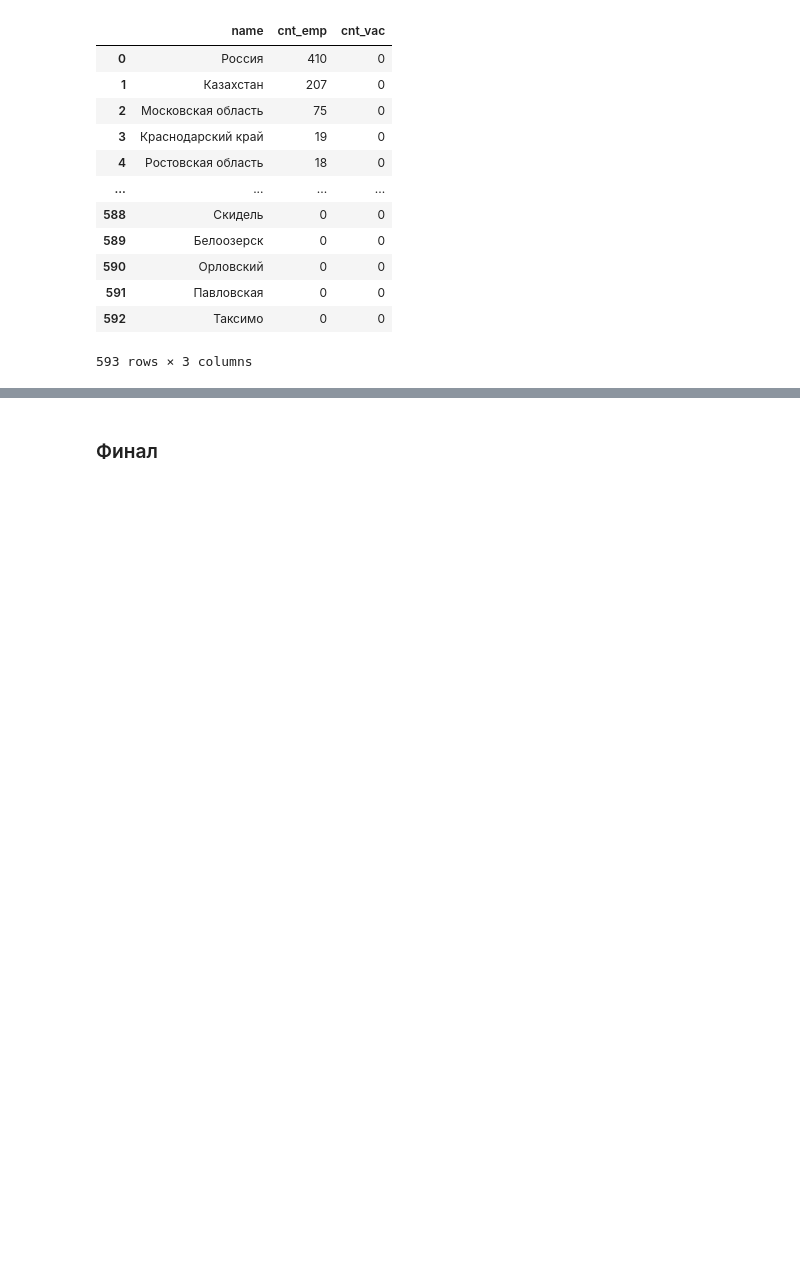
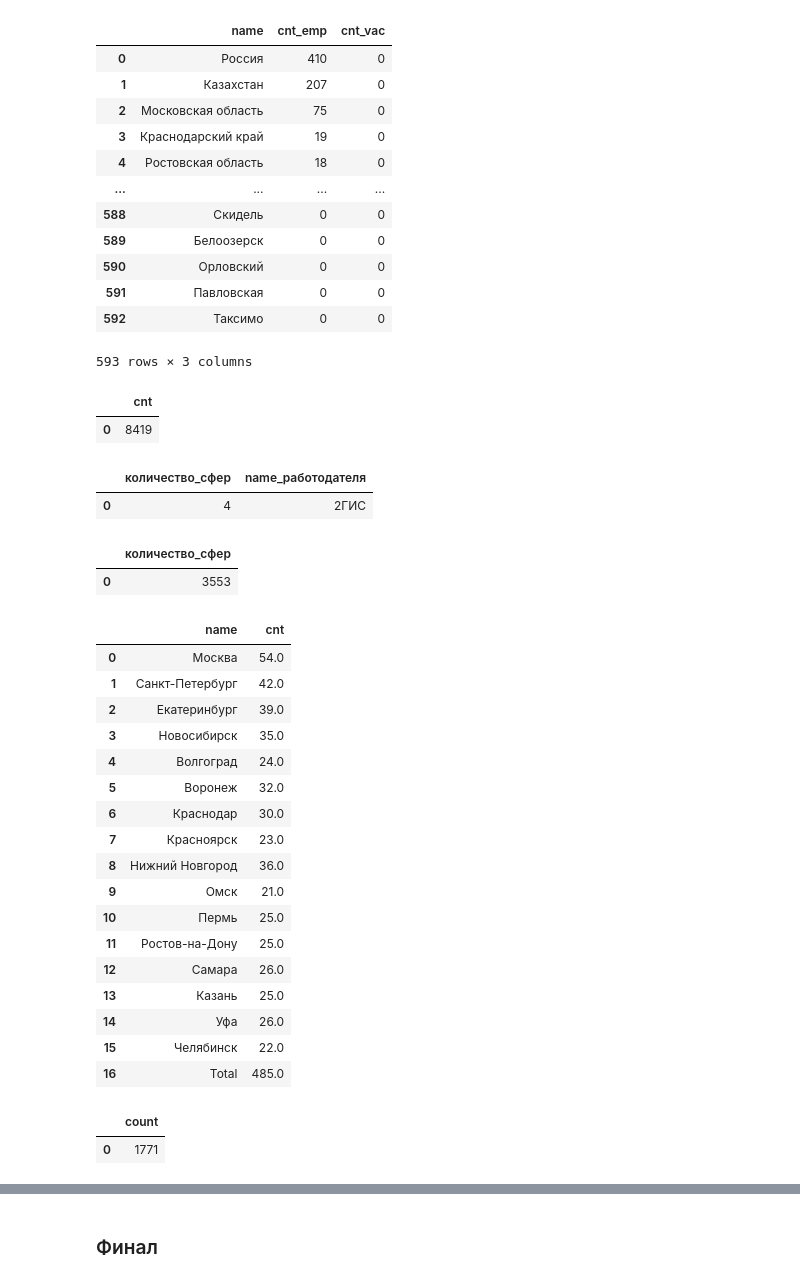
Before and after one commit to DadonovIV/for_sf_ds, a Jupyter notebook: project_SQL/Python_and_SQL.ipynb, the cells around one changed output, grey strips where cells are left out. Cells and saved outputs as stored; diff of their text form; code cells hidden in the pictures; blank space fills up the shorter version.

```diff
--- a/project_SQL/Python_and_SQL.ipynb
+++ b/project_SQL/Python_and_SQL.ipynb
@@ -60,0 +72,8 @@ df
+# %%
+# используем метод read_sql_query, чтобы получить результаты запроса сразу в виде датафрейма
+# 5.4
+df = pd.read_sql_query(query_5_4, connection)
+df
+# %% [output]
+|  | cnt |
+| 0 | 8419 |
@@ -60,0 +92,8 @@ df
+# %%
+# используем метод read_sql_query, чтобы получить результаты запроса сразу в виде датафрейма
+# 5.5
+df = pd.read_sql_query(query_5_5, connection)
+df
+# %% [output]
+|  | количество_сфер | name_работодателя |
+| 0 | 4 | 2ГИС |
@@ -60,0 +110,8 @@ df
+# %%
+# используем метод read_sql_query, чтобы получить результаты запроса сразу в виде датафрейма
+# 5.6
+df = pd.read_sql_query(query_5_6, connection)
+df
+# %% [output]
+|  | количество_сфер |
+| 0 | 3553 |
@@ -60,0 +136,44 @@ df
+# %%
+# код запроса представляет из себя строковую переменную
+# 5.7
+query_5_7 = f'''
+WITH temp AS
+            (select a.name as name, count(v.id) as cnt
+            from employers e
+            join vacancies v on e.id = v.employer_id
+            join areas a on a.id = v.area_id
+            where e.name = 'Яндекс' and a.name in {tuple(million_cities)}
+            GROUP BY a.id)
+            SELECT temp.name,
+                    temp.cnt
+            FROM temp
+            UNION ALL
+            SELECT 'Total',
+                    sum(temp.cnt)
+            FROM temp
+'''
+# лучше использовать f-строки - так удобнее передавать параметры
+# %%
+# используем метод read_sql_query, чтобы получить результаты запроса сразу в виде датафрейма
+# 5.7
+df = pd.read_sql_query(query_5_7, connection)
+df
+# %% [output]
+|  | name | cnt |
+| 0 | Москва | 54.0 |
+| 1 | Санкт-Петербург | 42.0 |
+| 2 | Екатеринбург | 39.0 |
+| 3 | Новосибирск | 35.0 |
+| 4 | Волгоград | 24.0 |
+| 5 | Воронеж | 32.0 |
+| 6 | Краснодар | 30.0 |
+| 7 | Красноярск | 23.0 |
+| 8 | Нижний Новгород | 36.0 |
+| 9 | Омск | 21.0 |
+| 10 | Пермь | 25.0 |
+| 11 | Ростов-на-Дону | 25.0 |
+| 12 | Самара | 26.0 |
+| 13 | Казань | 25.0 |
+| 14 | Уфа | 26.0 |
+| 15 | Челябинск | 22.0 |
+| 16 | Total | 485.0 |
@@ -60,0 +188,8 @@ df
+# %%
+# используем метод read_sql_query, чтобы получить результаты запроса сразу в виде датафрейма
+# 6.1
+df = pd.read_sql_query(query_6_1, connection)
+df
+# %% [output]
+|  | count |
+| 0 | 1771 |
```
Also changed, not shown: parts of 17 cells of this notebook.
